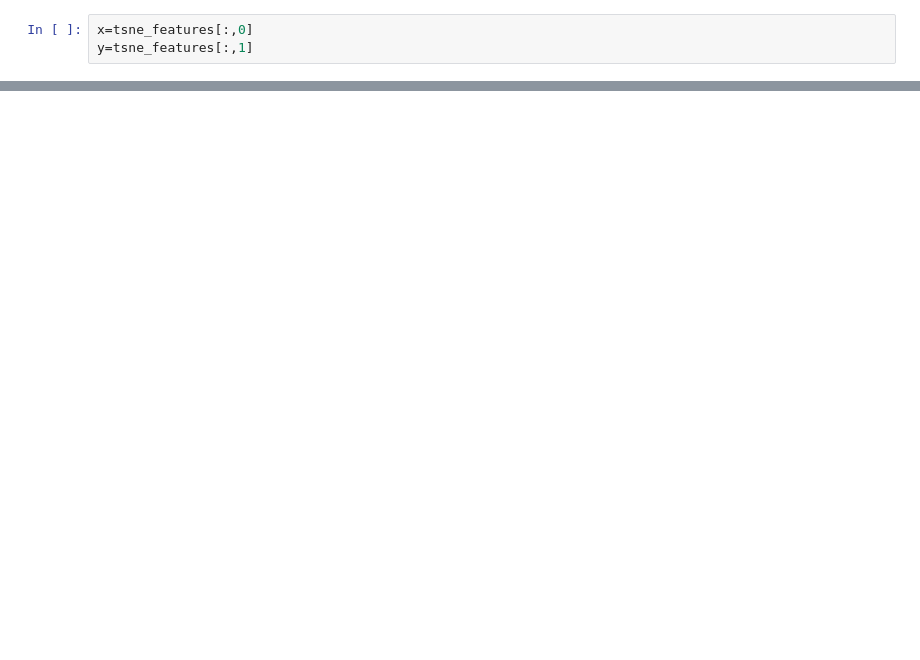
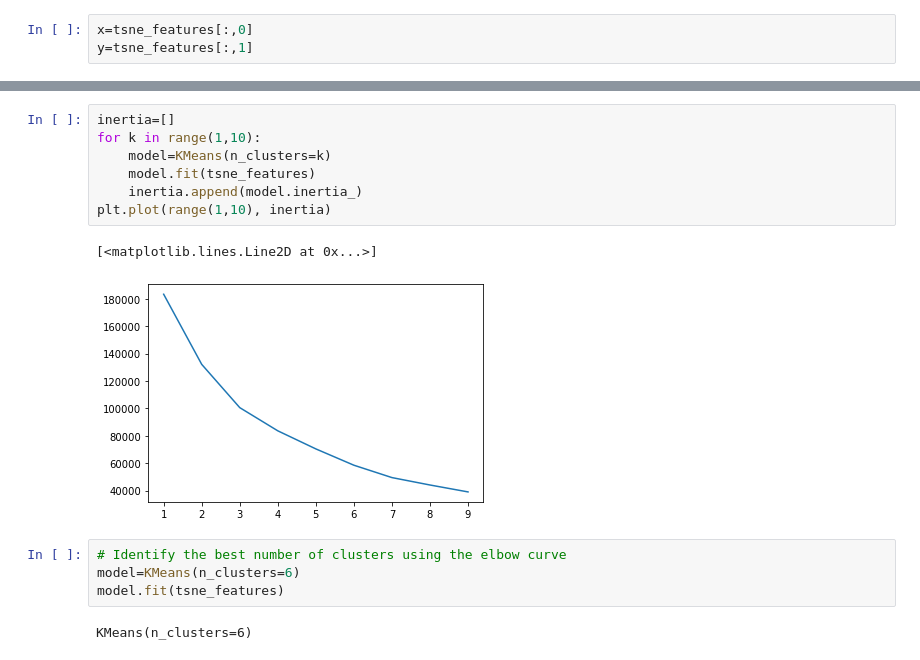
Before and after one commit to pandeysudip/Cryptocurrency-Clusters, a Jupyter notebook: model.ipynb, the cells around one changed output, grey strips where cells are left out. Drawn from its saved outputs; the diff is of its cells as text; blank space fills up the shorter version.

```diff
--- a/model.ipynb
+++ b/model.ipynb
@@ -140,0 +177,16 @@ No handles with labels found to put in legend.
+# %%
+inertia=[]
+for k in range(1,10):
+    model=KMeans(n_clusters=k)
+    model.fit(tsne_features)
+    inertia.append(model.inertia_)
+plt.plot(range(1,10), inertia)
+# %% [output]
+[<matplotlib.lines.Line2D at 0x...>]
+[figure, added]
+# %%
+# Identify the best number of clusters using the elbow curve
+model=KMeans(n_clusters=6)
+model.fit(tsne_features)
+# %% [output]
+KMeans(n_clusters=6)
```
Also changed, not shown: parts of 8 cells of this notebook.
